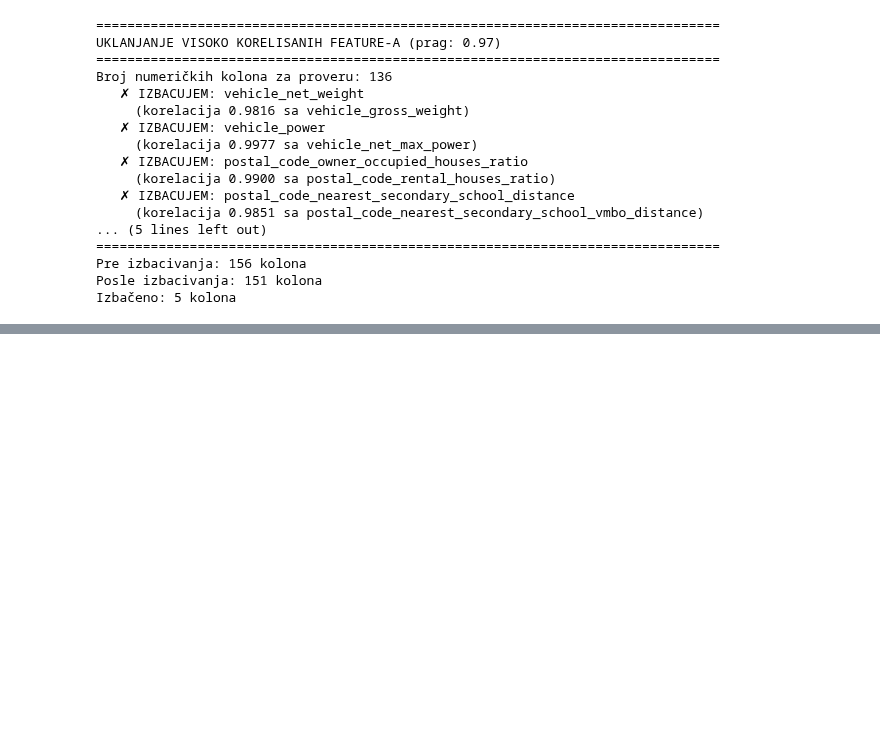
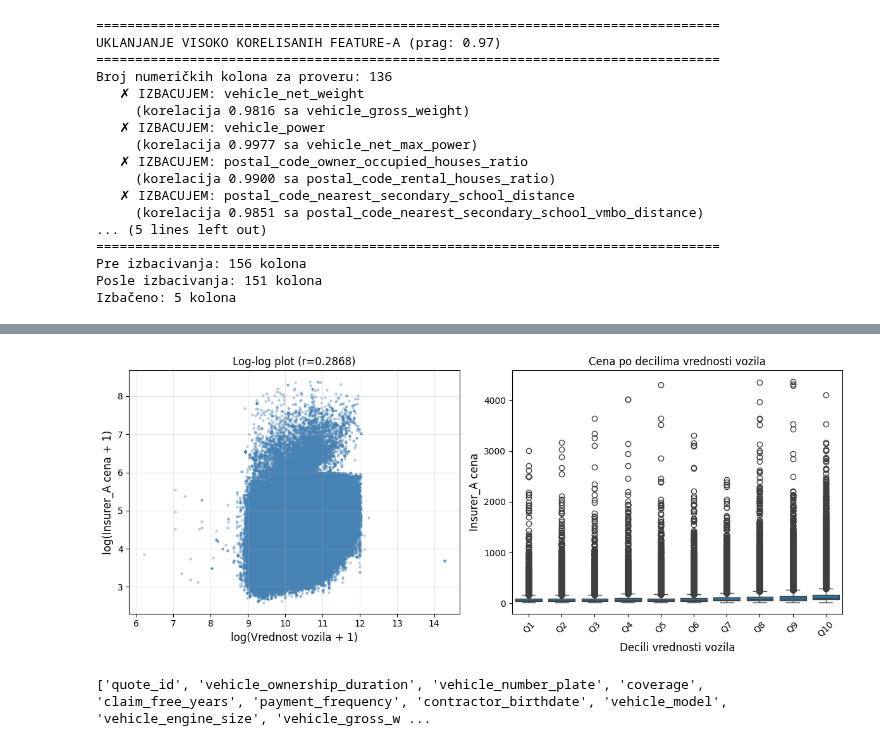
Before and after one commit to mkdsps/pprojekat, a Jupyter notebook: andra.ipynb, the cells around one changed output, grey strips where cells are left out. Cells and saved outputs as stored; diff of their text form; code cells hidden in the pictures; blank space fills up the shorter version.

```diff
--- a/andra.ipynb
+++ b/andra.ipynb
@@ -1062,0 +1380,18 @@ data.shape
+# %%
+# Izračunaj korelacije svih feature-a sa target-om
+correlations = {}
+
+for col in feature_cols:
+    valid_data = data[[col, target]].dropna()
+    if len(valid_data) > 100:  # Dovoljno podataka za pouzdanu korelaciju
+        corr = valid_data[col].corr(valid_data[target])
+        correlations[col] = corr
+
+# Pretvori u DataFrame i sortiraj
+corr_df = pd.DataFrame(list(correlations.items()), columns=['feature', 'correlation'])
+corr_df = corr_df.sort_values('correlation', key=abs, ascending=False)
+
+print("\n" + "="*80)
+print(f"TOP 20 KORELACIJA SA {target}")
+print("="*80)
+print(corr_df.head(20).to_string(index=False))
@@ -1062,0 +1470,28 @@ data.shape
+# %%
+plt.figure(figsize=(12, 5))
+
+# Log-log plot
+plt.subplot(1, 2, 1)
+plt.scatter(np.log1p(valid_data[x_col]), np.log1p(valid_data[y_col]), alpha=0.3, s=5, color='steelblue')
+plt.xlabel('log(Vrednost vozila + 1)', fontsize=12)
+plt.ylabel('log(Insurer_A cena + 1)', fontsize=12)
+plt.title(f'Log-log plot (r={np.log1p(valid_data[x_col]).corr(np.log1p(valid_data[y_col])):.4f})', fontsize=12)
+plt.grid(alpha=0.3)
+
+# Box plot po grupama vrednosti
+plt.subplot(1, 2, 2)
+# Grupisanje vrednosti vozila
+valid_data['value_group'] = pd.qcut(valid_data[x_col], q=10, labels=[f'Q{i+1}' for i in range(10)])
+sns.boxplot(x='value_group', y=y_col, data=valid_data)
+plt.xlabel('Decili vrednosti vozila', fontsize=12)
+plt.ylabel('Insurer_A cena', fontsize=12)
+plt.title('Cena po decilima vrednosti vozila', fontsize=12)
+plt.xticks(rotation=45)
+plt.tight_layout()
+plt.show()
+# %% [output]
+[figure, added]
+# %%
+print(data.columns.tolist())
+# %% [output]
+['quote_id', 'vehicle_ownership_duration', 'vehicle_number_plate', 'coverage', 'claim_free_years', 'payment_frequency', 'contractor_birthdate', 'vehicle_model', 'vehicle_engine_size', 'vehicle_gross_w ...
```
Also changed, not shown: parts of 21 cells of this notebook, 2 other files.
